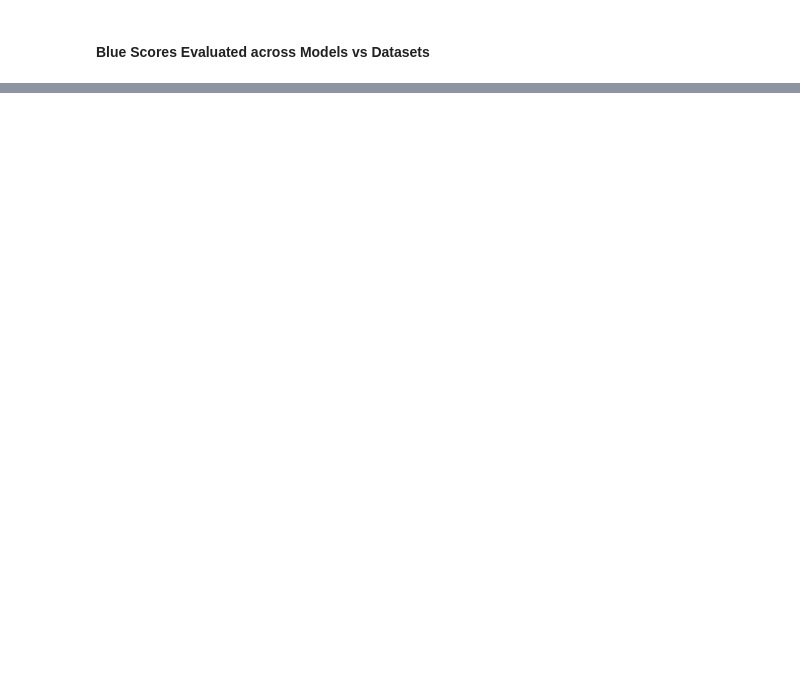
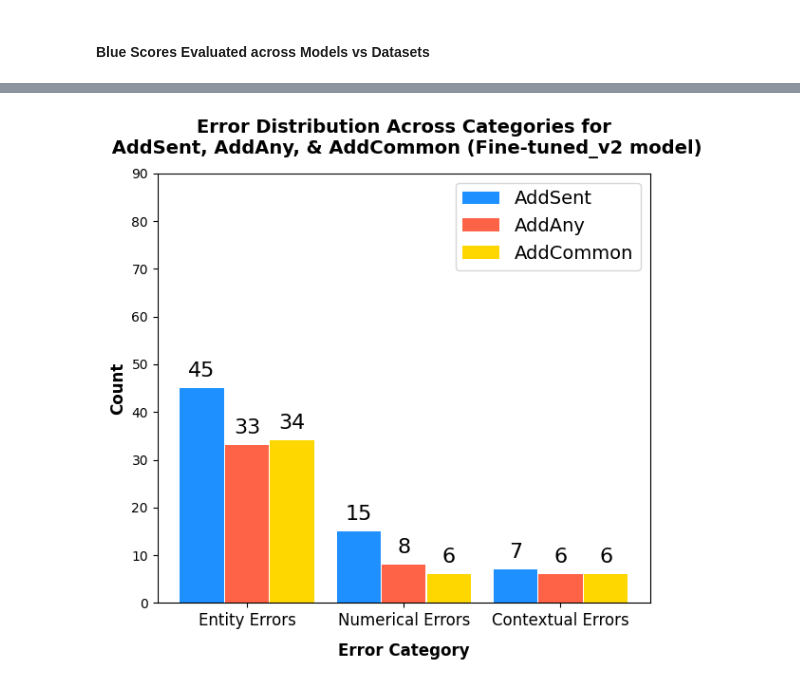
Before and after one commit to Shaz-Momin/nlp-fp-dataset-artifacts, a Jupyter notebook: new_results.ipynb, the cells around one changed output, grey strips where cells are left out. Drawn from its saved outputs; the diff is of its cells as text; code cells hidden in the pictures; blank space fills up the shorter version.

```diff
--- a/new_results.ipynb
+++ b/new_results.ipynb
@@ -73,0 +76,90 @@ plot_metric_results(metric='eval_bleu', ylim=(0, 1), label_format="%.2f", yLabel
+# %%
+import numpy as np
+import json
+import matplotlib.pyplot as plt
+
+# Data for AddSent, AddAny, and AddCommon
+categories_addSent_v2 = {
+    "Entity Errors": [],
+    "Numerical Errors": [],
+    "Contextual Errors": []
+}
+categories_addAny_v2 = {
+    "Entity Errors": [],
+    "Numerical Errors": [],
+    "Contextual Errors": []
+}
+categories_addCommon_v2 = {
+    "Entity Errors": [],
+    "Numerical Errors": [],
+    "Contextual Errors": []
+}
+
+# Define the categories
+category_names_addSent = categories_addSent_v2.keys()
+
+# Function to classify errors
+def classify_error(example):
+    question = example["question"].lower()
+    predicted_answer = example["predicted_answer"].lower()
+    correct_answers = [answer.lower() for answer in example["answers"]["text"]]
+
+    # Check for numerical errors
+    if any(char.isdigit() for char in predicted_answer):
+        return "Numerical Errors"
+
+    # Check for entity errors
+    if any(entity in question for entity in ["where", "who", "what", "which", "when"]):
+        return "Entity Errors"
+
+    # Default to contextual errors
+    return "Contextual Errors"
+
+# Function to classify each example
+def classify_example(path, categories):
+    # Read the JSONL file and classify each example for AddOneSent
+    with open(path, 'r') as file:
+        for line in file:
+            example = json.loads(line)
+            category = classify_error(example)
+            categories[category].append(example)
+
+classify_example('./new_eval_outputs/adv_combined_v2/addSent_incorrect_pred.jsonl', categories_addSent_v2)
+classify_example('./new_eval_outputs/adv_combined_v2/addAny_incorrect_pred.jsonl', categories_addAny_v2)
+classify_example('./new_eval_outputs/adv_combined_v2/addCommon_incorrect_pred.jsonl', categories_addCommon_v2)
+
+counts_addSent = [len(examples) for examples in categories_addSent_v2.values()]
+counts_addAny = [len(examples) for examples in categories_addAny_v2.values()]
+counts_addCommon = [len(examples) for examples in categories_addCommon_v2.values()]
+
+# Create grouped bar chart with padding
+x = np.arange(len(category_names_addSent))  # the label locations
+width = 0.35  # the width of the bars
+padding = 0.01  # padding between bars
+
+fig, ax = plt.subplots(figsize=(6, 6))
+# Adjust x to add padding between groups
+x = np.arange(len(category_names_addSent)) * (width * 3 + padding * 20)
+
+bars1 = ax.bar(x - width - padding, counts_addSent, width, label='AddSent', color='dodgerblue')
+bars2 = ax.bar(x, counts_addAny, width, label='AddAny', color='tomato')
+bars3 = ax.bar(x + width + padding, counts_addCommon, width, label='AddCommon', color='gold')
+
+# Add some text for labels, title and custom x-axis tick labels, etc.
+ax.set_xlabel('Error Category', fontsize=12, fontweight='semibold', labelpad=10)
+ax.set_ylabel('Count', fontsize=12, fontweight='semibold')
+ax.set_title('Error Distribution Across Categories for\n AddSent, AddAny, & AddCommon (Fine-tuned_v2 model)', fontsize=14, pad=15, fontweight='bold')
+ax.set_xticks(x)
+ax.set_xticklabels(category_names_addSent, fontsize=12)
+ax.legend(fontsize=14)
+
+# Add labels for each bar
+plt.bar_label(bars1, padding=6, fontsize=16)
+plt.bar_label(bars2, padding=6, fontsize=16)
+plt.bar_label(bars3, padding=6, fontsize=16)
+
+plt.tight_layout()
+plt.ylim(0, 90)
+plt.show()
+# %% [output]
+[figure, added]
```
Also changed, not shown: parts of 5 cells of this notebook, 5 other files.
